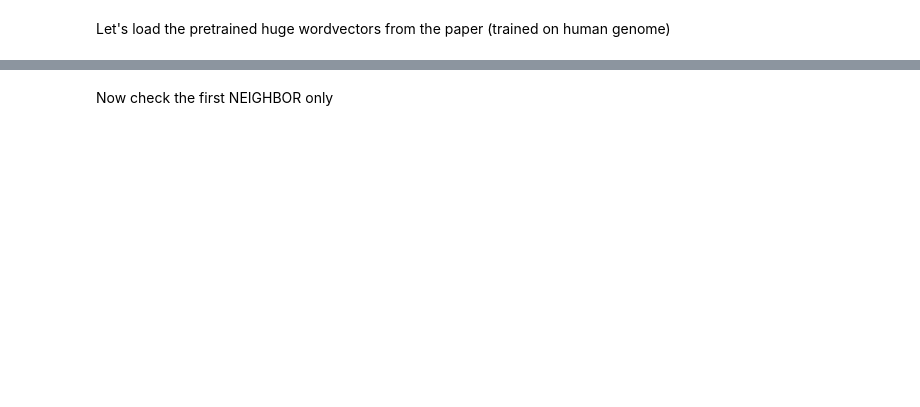
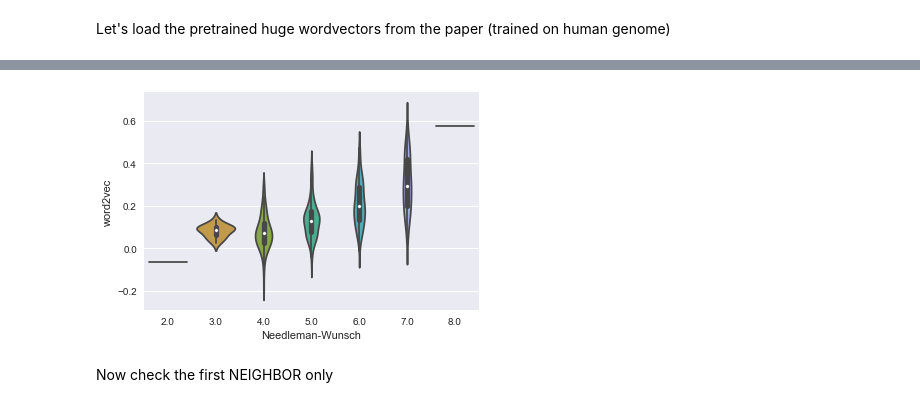
Before and after one commit to philippbayer/machine_learning_notebooks, a Jupyter notebook: Embeddings + keras.ipynb, the cells around one changed output, grey strips where cells are left out. Cells and saved outputs as stored; diff of their text form; code cells hidden in the pictures; blank space fills up the shorter version.

```diff
--- a/Embeddings + keras.ipynb
+++ b/Embeddings + keras.ipynb
@@ -363,49 +363,44 @@ nws = []
 sims = []
 sketches = []
 cosines = []
-counter = 0
-outside_counter = 0
 
-for a in word_vectors.vocab:
-    # a = ACCG, GGGGT, TGT, CAG, .....
 
-    for b in word_vectors.vocab:
-        if a == b:
-            continue
-        if len(a) + len(b) != 16:
-            continue
+keys = list(word_vectors.vocab.keys())
+for i in range(1,1000):
+    #print(word_vectors.vocab.keys())
+    a = random.choice(keys)
+    b = random.choice(keys)
+    if a == b:
+        continue
+    if len(a) + len(b) != 16:
+        continue
 
-        # get similarity via needleman-wunsch
-        new_score = pairwise2.align.globalxx(a, b)[0]
-        # ('CCAC--T', '-CA-AAT', 3.0, 0, 7)
-        score, length = new_score[2], new_score[-1]
-        new_score = score/length # 3 / 7 = 0.42
-        nws.append(new_score)
+    # get similarity via needleman-wunsch
+    new_score = pairwise2.align.globalxx(a, b)[0]
+    # ('CCAC--T', '-CA-AAT', 3.0, 0, 7)
+    score, length = new_score[2], new_score[-1]
+    new_score = score + 1
+    nws.append(new_score)
 
-        # get from cosine similarity
-        cosine = cosine_similarity(word_vectors[a].reshape(1,-1), word_vectors[b].reshape(1,-1))[0][0]
-        cosines.append(cosine)
+    # get from cosine similarity
+    cosine = cosine_similarity(word_vectors[a].reshape(1,-1), word_vectors[b].reshape(1,-1))[0][0]
+    cosines.append(cosine)
 
-        # get from dna2vec
-        similarity = word_vectors.similarity(a, b) # 0.3
-        sims.append(similarity)
+    # get from dna2vec
+    similarity = word_vectors.similarity(a, b) # 0.3
+    sims.append(similarity)
 
-        # get from minhash
-        m1, m2 = MinHash(), MinHash()
-        for d in a:
-            m1.update(d.encode('utf8'))
-        for d in b:
-            m2.update(d.encode('utf8'))
-        jaccard = m1.jaccard(m2)
+    # get from minhash
+    m1, m2 = MinHash(), MinHash()
+    for d in a:
+        m1.update(d.encode('utf8'))
+    for d in b:
+        m2.update(d.encode('utf8'))
+    jaccard = m1.jaccard(m2)
 
-        sketches.append(jaccard)
-        counter += 1
+    sketches.append(jaccard)
+    counter += 1
 
-        if counter >= 300:
-            break
-    outside_counter += 1
-    if outside_counter == 300:
-        break
 
 print('''Needleman Wunsch vs word2vec similarities: %s,
       MinHash vs word2vec similarities: %s,
@@ -420,4 +415,7 @@ print('''Needleman Wunsch vs word2vec similarities: %s,
       scipy.stats.pearsonr(nws, cosines)[0],
       scipy.stats.pearsonr(sims, cosines)[0]
 ))
+
+df = pd.DataFrame({'Needleman-Wunsch':nws, 'word2vec':sims})
+sns.violinplot(x='Needleman-Wunsch', y='word2vec', data=df);
 # %% [output]
@@ -430,3 +428,4 @@ Needleman Wunsch vs word2vec similarities: 0.686388108395,
+[figure, added]
 # %% [markdown]
 Now check the first NEIGHBOR only
 # %%
```
Also changed, not shown: parts of 14 cells of this notebook.
